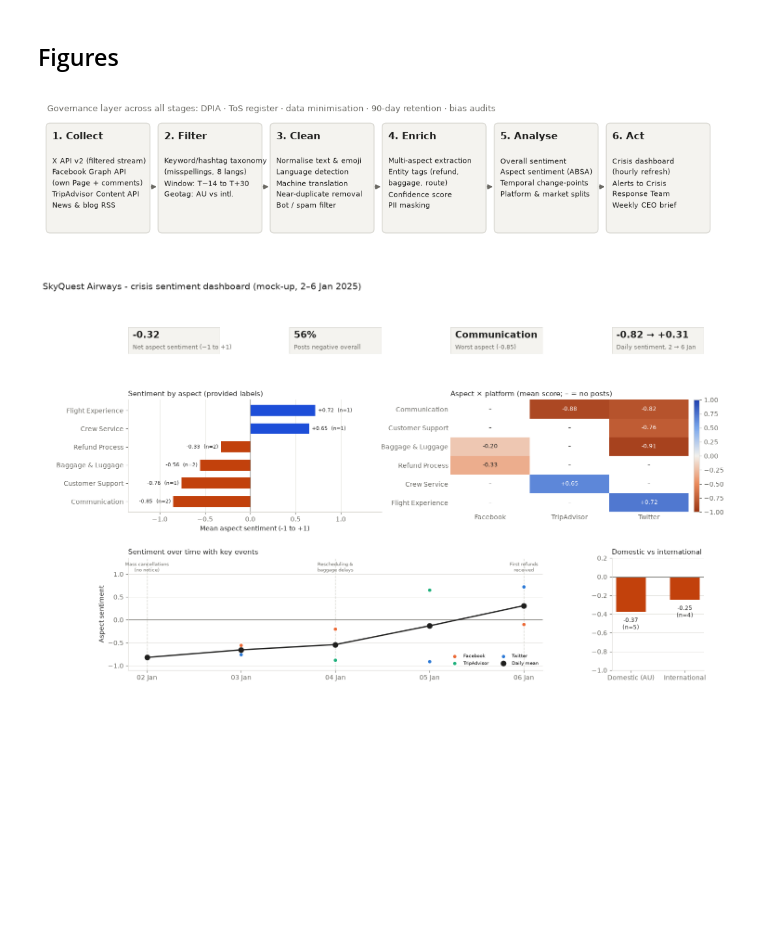
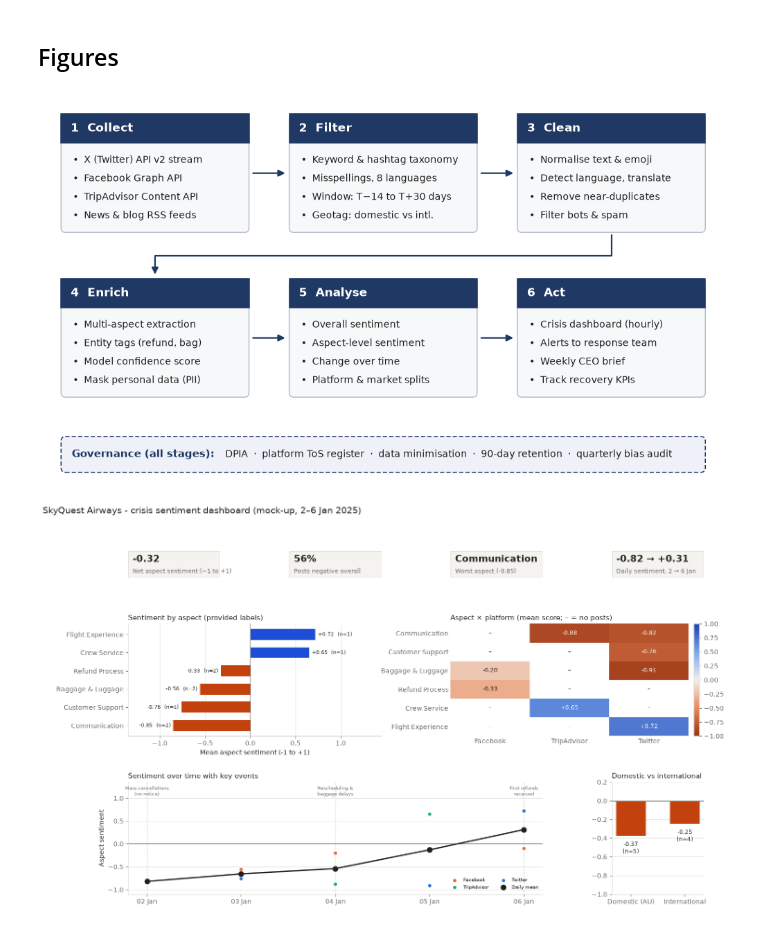
Before and after one commit to jahid99n/NLP, a Jupyter notebook: MIS5308_Week5_PBL/week5_analysis.ipynb, the cells around one changed output. Drawn from its saved outputs; the diff is of its cells as text; code cells hidden in the pictures; blank space fills up the shorter version.

Commit message:
Redraw Week 5 pipeline figure as a two-row flow without text overlap
Co-Authored-By: Claude Opus 5.5 <noreply@anthropic.com>
Claude-Session: https://claude.ai/code/session_01LE4ADpWg5vsUjrChgoCfhr

```diff
--- a/MIS5308_Week5_PBL/week5_analysis.ipynb
+++ b/MIS5308_Week5_PBL/week5_analysis.ipynb
@@ -171,29 +171,62 @@ def trend(ax, title):
     ax.legend(frameon=False, fontsize=7.5, loc="lower right", ncol=2)
     ax.set_title(title, loc="left", fontsize=11, color=INK)
 # %%
-# Fig 1 - pipeline architecture
-fig, ax = plt.subplots(figsize=(13.4, 3.1)); ax.axis("off"); ax.set_xlim(0, 13.3); ax.set_ylim(0, 3.1)
-stages = [("1. Collect", "X API v2 (filtered stream)\nFacebook Graph API\n(own Page + comments)\nTripAdvisor Content API\nNews & blog RSS"),
-          ("2. Filter", "Keyword/hashtag taxonomy\n(misspellings, 8 langs)\nWindow: T−14 to T+30\nGeotag: AU vs intl."),
-          ("3. Clean", "Normalise text & emoji\nLanguage detection\nMachine translation\nNear-duplicate removal\nBot / spam filter"),
-          ("4. Enrich", "Multi-aspect extraction\nEntity tags (refund,\nbaggage, route)\nConfidence score\nPII masking"),
-          ("5. Analyse", "Overall sentiment\nAspect sentiment (ABSA)\nTemporal change-points\nPlatform & market splits"),
-          ("6. Act", "Crisis dashboard\n(hourly refresh)\nAlerts to Crisis\nResponse Team\nWeekly CEO brief")]
-w, gap = 2.0, .2
-for i, (h, body) in enumerate(stages):
-    x = .05 + i * (w + gap)
-    ax.add_patch(plt.matplotlib.patches.FancyBboxPatch((x, .45), w, 2.15, boxstyle="round,pad=0.02,rounding_size=0.08",
-                 fc=PANEL, ec=GRID, lw=1))
-    ax.text(x + .1, 2.45, h, fontsize=11, weight="bold", color=INK, va="top")
-    ax.text(x + .1, 1.98, body, fontsize=8.2, color=INK, va="top", linespacing=1.5)
-    if i < len(stages) - 1:
-        ax.annotate("", xy=(x + w + gap - .01, 1.35), xytext=(x + w + .01, 1.35),
-                    arrowprops=dict(arrowstyle="-|>", color=MUTED, lw=1.4))
-ax.text(.05, 3.0, "Governance layer across all stages: DPIA · ToS register · data minimisation · 90-day retention · bias audits",
-        fontsize=9, color=MUTED, va="top")
+# Fig 1 - pipeline architecture (two rows of three stages, governance band underneath)
+from matplotlib.patches import FancyBboxPatch, Rectangle
+HEAD, BODY, EDGE = "#1f3864", "#f7f8fa", "#b8bfca"
+stages = [
+    ("Collect", ["X (Twitter) API v2 stream", "Facebook Graph API", "TripAdvisor Content API", "News & blog RSS feeds"]),
+    ("Filter", ["Keyword & hashtag taxonomy", "Misspellings, 8 languages", "Window: T−14 to T+30 days", "Geotag: domestic vs intl."]),
+    ("Clean", ["Normalise text & emoji", "Detect language, translate", "Remove near-duplicates", "Filter bots & spam"]),
+    ("Enrich", ["Multi-aspect extraction", "Entity tags (refund, bag)", "Model confidence score", "Mask personal data (PII)"]),
+    ("Analyse", ["Overall sentiment", "Aspect-level sentiment", "Change over time", "Platform & market splits"]),
+    ("Act", ["Crisis dashboard (hourly)", "Alerts to response team", "Weekly CEO brief", "Track recovery KPIs"]),
+]
+W, H, HH, GX, GY = 3.5, 2.05, .5, .75, .8   # box width/height, header height, column/row gaps
+X0, Y_TOP = .3, 3.9
+fig, ax = plt.subplots(figsize=(12.6, 7.1))
+ax.set_xlim(0, 3 * W + 2 * GX + .6); ax.set_ylim(-.35, Y_TOP + H + .25); ax.axis("off")
+fig.canvas.draw(); rend = fig.canvas.get_renderer()
+
+def fits(t, x_right):
+    bb = t.get_window_extent(renderer=rend).transformed(ax.transData.inverted())
+    assert bb.x1 <= x_right, f"text overflows box: {t.get_text()!r}"
+
+boxes = []
+for i, (title, items) in enumerate(stages):
+    r, c = divmod(i, 3)
+    x, y = X0 + c * (W + GX), Y_TOP - r * (H + GY)
+    ax.add_patch(FancyBboxPatch((x, y), W, H, boxstyle="round,pad=0,rounding_size=.08",
+                                fc=BODY, ec=EDGE, lw=1.1))
+    ax.add_patch(Rectangle((x, y + H - HH), W, HH, fc=HEAD, ec=HEAD, lw=1.1))
+    t = ax.text(x + .18, y + H - HH / 2, f"{i + 1}  {title}", color="white", fontsize=12.5,
+                weight="bold", va="center"); fits(t, x + W)
+    for k, item in enumerate(items):
+        t = ax.text(x + .22, y + H - HH - .30 - k * .32, f"•  {item}", fontsize=10, color=INK,
+                    va="center"); fits(t, x + W - .08)
+    boxes.append((x, y))
+
+arrow = dict(arrowstyle="-|>", color=HEAD, lw=1.6, mutation_scale=14)
+for i in (0, 1, 3, 4):                      # left-to-right within each row
+    x, y = boxes[i]
+    ax.annotate("", xy=(x + W + GX - .04, y + H / 2), xytext=(x + W + .04, y + H / 2), arrowprops=arrow)
+# row 1 -> row 2: elbow from the bottom of "Clean" to the top of "Enrich"
+(x3, y3), (x4, y4) = boxes[2], boxes[3]
+ym = y3 - GY / 2
+ax.plot([x3 + W / 2, x3 + W / 2, x4 + W / 2], [y3 - .04, ym, ym], color=HEAD, lw=1.6, solid_capstyle="round")
+ax.annotate("", xy=(x4 + W / 2, y4 + H + .04), xytext=(x4 + W / 2, ym + .01), arrowprops=arrow)
+
+# governance band spanning both rows' width
+gy, gw = -.25, 3 * W + 2 * GX
+ax.add_patch(FancyBboxPatch((X0, gy), gw, .62, boxstyle="round,pad=0,rounding_size=.08",
+                            fc="#eef2f8", ec=HEAD, lw=1.1, ls=(0, (4, 2))))
+t = ax.text(X0 + .2, gy + .31, "Governance (all stages):", fontsize=10.5, weight="bold", color=HEAD, va="center")
+lab = t.get_window_extent(renderer=rend).transformed(ax.transData.inverted())
+t = ax.text(lab.x1 + .2, gy + .31, "DPIA  ·  platform ToS register  ·  data minimisation  ·  90-day retention  ·  quarterly bias audit",
+        fontsize=10, color=INK, va="center"); fits(t, X0 + gw)
 fig.savefig(FIG / "fig1_pipeline.png", dpi=200, bbox_inches="tight"); plt.show()
 # %% [output]
-[figure, old version]
+[figure, new version]
 # %%
 # Fig 2 - dashboard mock-up
 fig = plt.figure(figsize=(16, 9.6))
```
Also changed, not shown: 4 other files.
